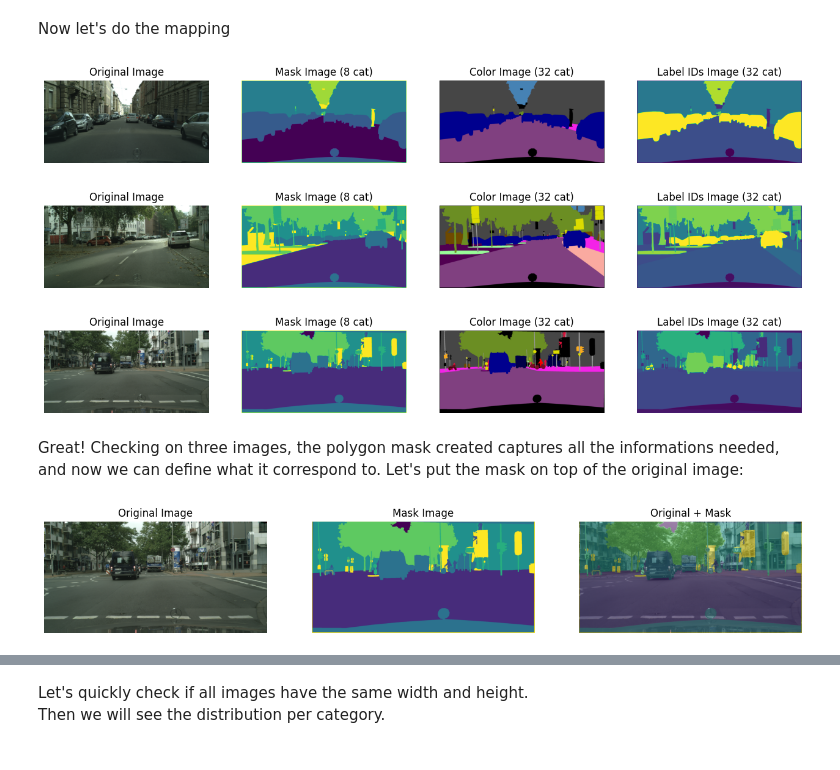
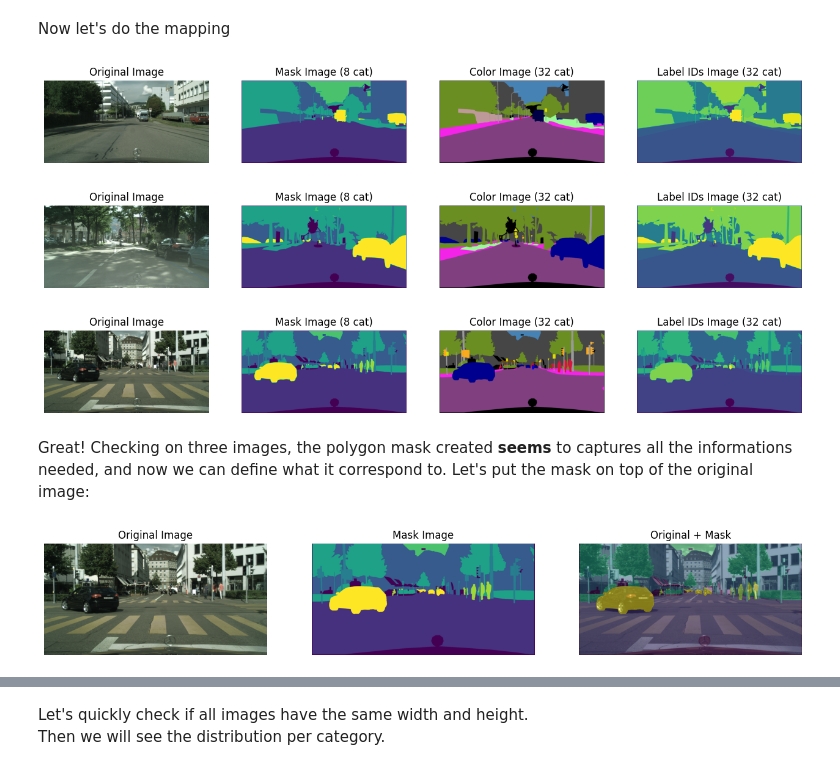
Before and after one commit to 6be709c0/oc-ai-engineer, a Jupyter notebook: OC/P8/output/1_scripts_final_032024.ipynb, the cells around one changed output, grey strips where cells are left out. Cells and saved outputs as stored; diff of their text form; code cells hidden in the pictures.

```diff
--- a/OC/P8/output/1_scripts_final_032024.ipynb
+++ b/OC/P8/output/1_scripts_final_032024.ipynb
@@ -60,0 +3,12 @@ File already exists, skipped downloading: ./data/P8_Cityscapes_leftImg8bit_train
+# %%
+import sys
+sys.path.insert(0, './scripts')
+
+# Import librairies, configs, helper functions
+from helpers import *
+config = base_config
+config["width"] = 2048
+config["height"] = 1024
+config["mlwflow_experiment_title"] = "UNET VGG16 Full size - Augmented"
+
+n = NotebookProcessor(config)
@@ -297,18 +258,17 @@ def display_image_with_mask(row):
     ax[2].axis('off')
     plt.show()
 # %%
-display_images_with_mask(df_train.loc[0])
-display_images_with_mask(df_train.loc[1])
-display_images_with_mask(df_train.loc[2])
+display_images_with_mask(n.dfs["train"].loc[0])
+display_images_with_mask(n.dfs["train"].loc[1])
+display_images_with_mask(n.dfs["train"].loc[2])
 # %% [output]
-[figure, old version]
+[figure, new version]
-[figure, old version]
+[figure, new version]
-[figure, old version]
+[figure, new version]
 # %% [markdown]
-Great! Checking on three images, the polygon mask created captures all the informations needed, and now we can define what it correspond to.
+Great! Checking on three images, the polygon mask created **seems** to captures all the informations needed, and now we can define what it correspond to.
 Let's put the mask on top of the original image:
 # %%
-
 
 def display_image_with_mask(row):
 
@@ -358,6 +318,6 @@ def display_image_with_mask(row):
     plt.show()
 
 
-display_image_with_mask(df_train.loc[2])
+display_image_with_mask(n.dfs["train"].loc[2])
 # %% [output]
-[figure, old version]
+[figure, new version]
```
Also changed, not shown: parts of 54 cells of this notebook, 16 other files.
